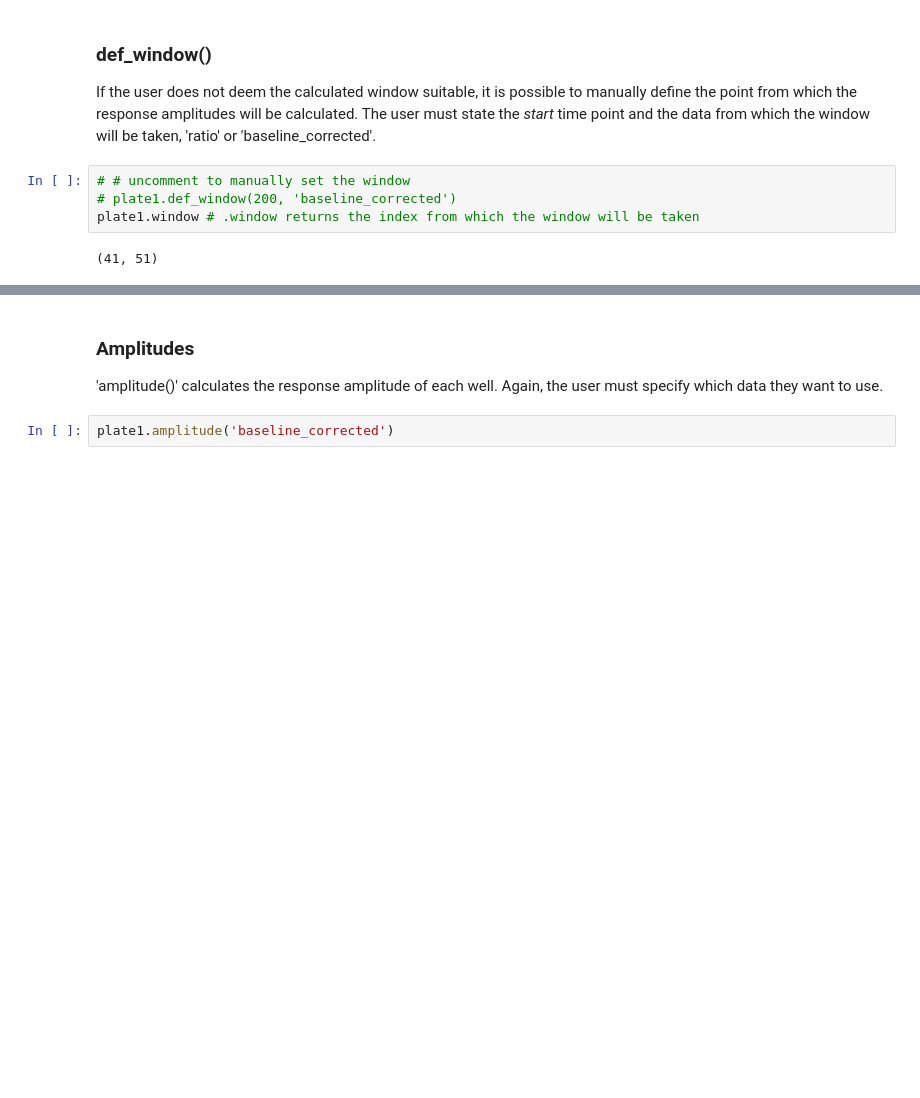
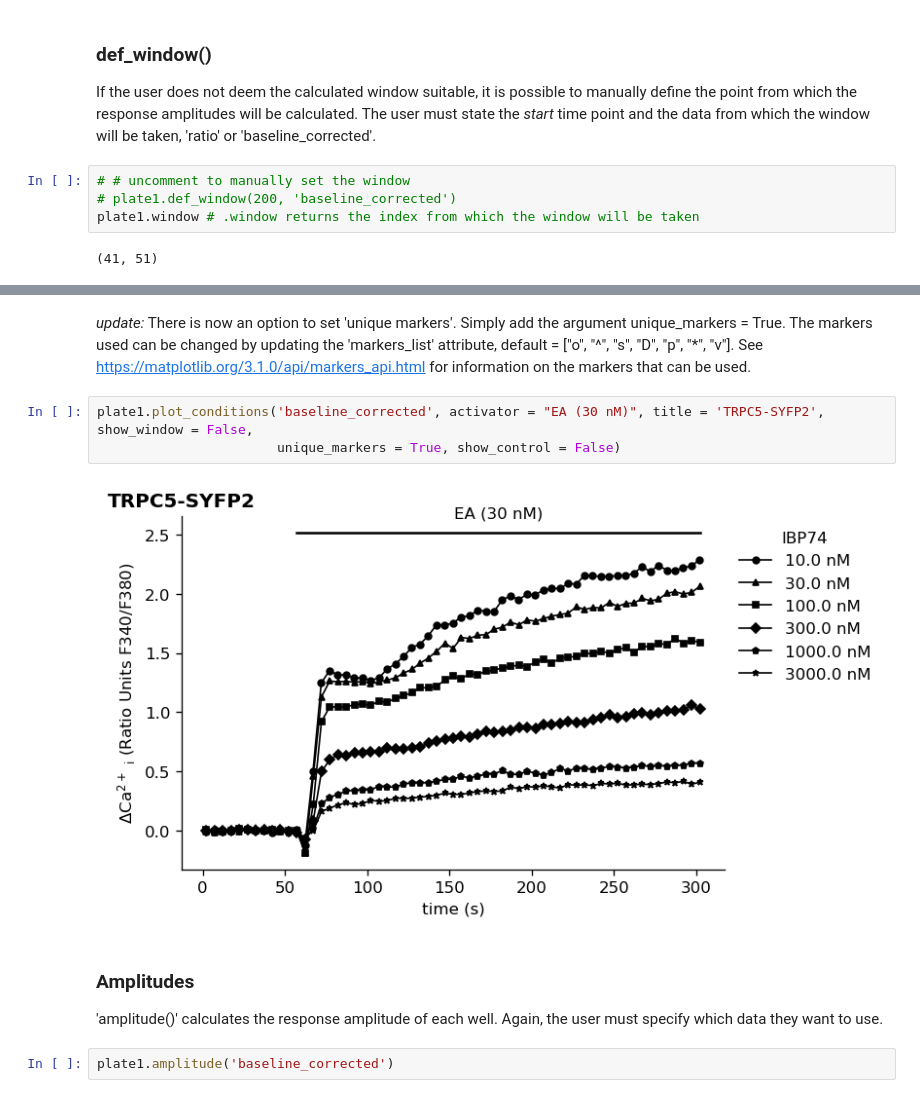
Before and after one commit to lawrencecollins/Ca-Flex-Analysis, a Jupyter notebook: Calcium Flex Analysis Demo Notebook.ipynb, the cells around one changed output, grey strips where cells are left out. Drawn from its saved outputs; the diff is of its cells as text; blank space fills up the shorter version.

```diff
--- a/Calcium Flex Analysis Demo Notebook.ipynb
+++ b/Calcium Flex Analysis Demo Notebook.ipynb
@@ -147,3 +150,10 @@ plate1.plot_conditions('baseline_corrected', activator = "EA (30 nM)", title = '
+# %% [markdown]
+_update:_ There is now an option to set 'unique markers'. Simply add the argument unique_markers = True. The markers used can be changed by updating the 'markers_list' attribute, default = ["o", "^", "s", "D", "p", "*", "v"]. See https://matplotlib.org/3.1.0/api/markers_api.html for information on the markers that can be used.
+# %%
+plate1.plot_conditions('baseline_corrected', activator = "EA (30 nM)", title = 'TRPC5-SYFP2', show_window = False,
+                       unique_markers = True, show_control = False)
+# %% [output]
+[figure, added]
 # %% [markdown]
 ### Amplitudes ###
 'amplitude()' calculates the response amplitude of each well. Again, the user must specify which data they want to use.
```
Also changed, not shown: parts of 9 cells of this notebook, 2 other files.
